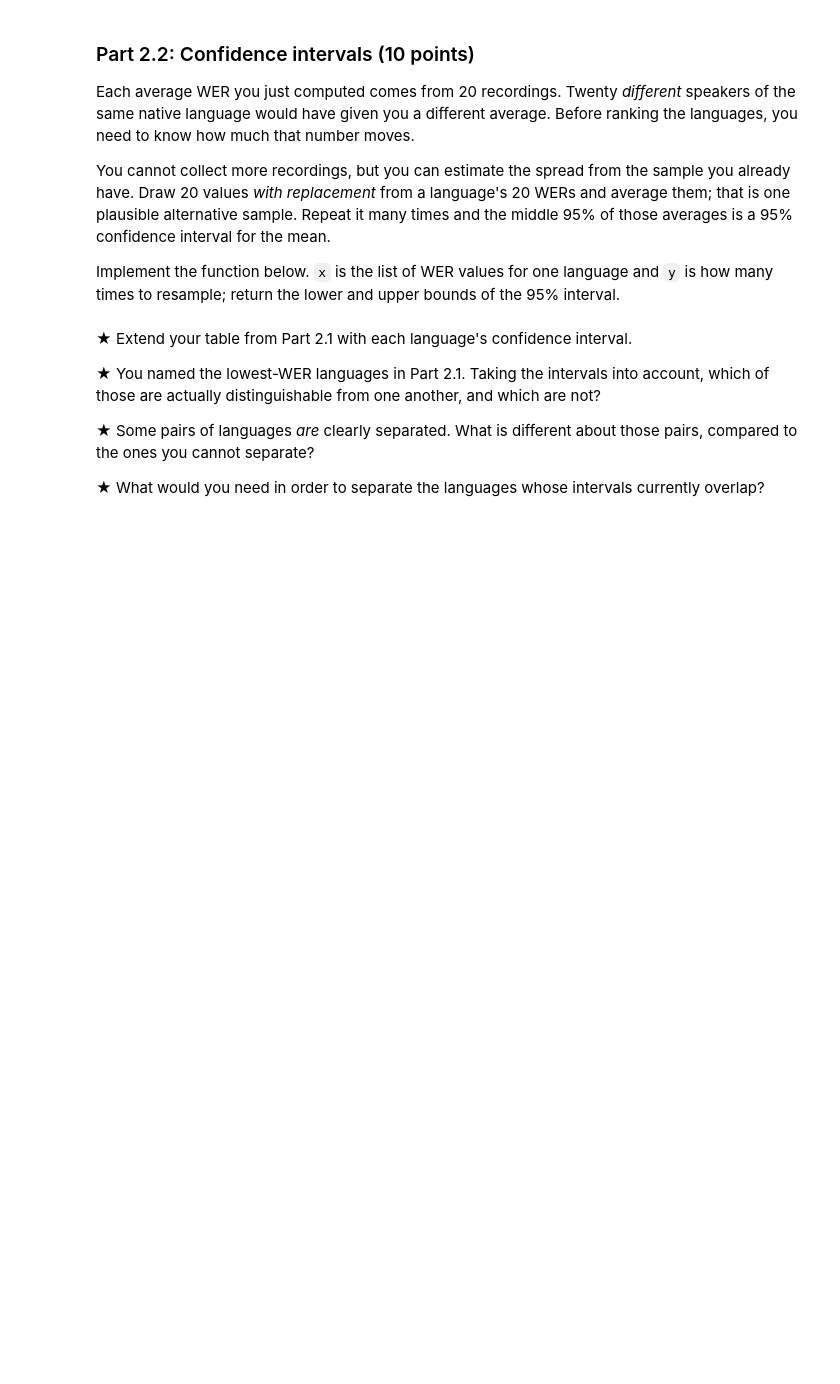
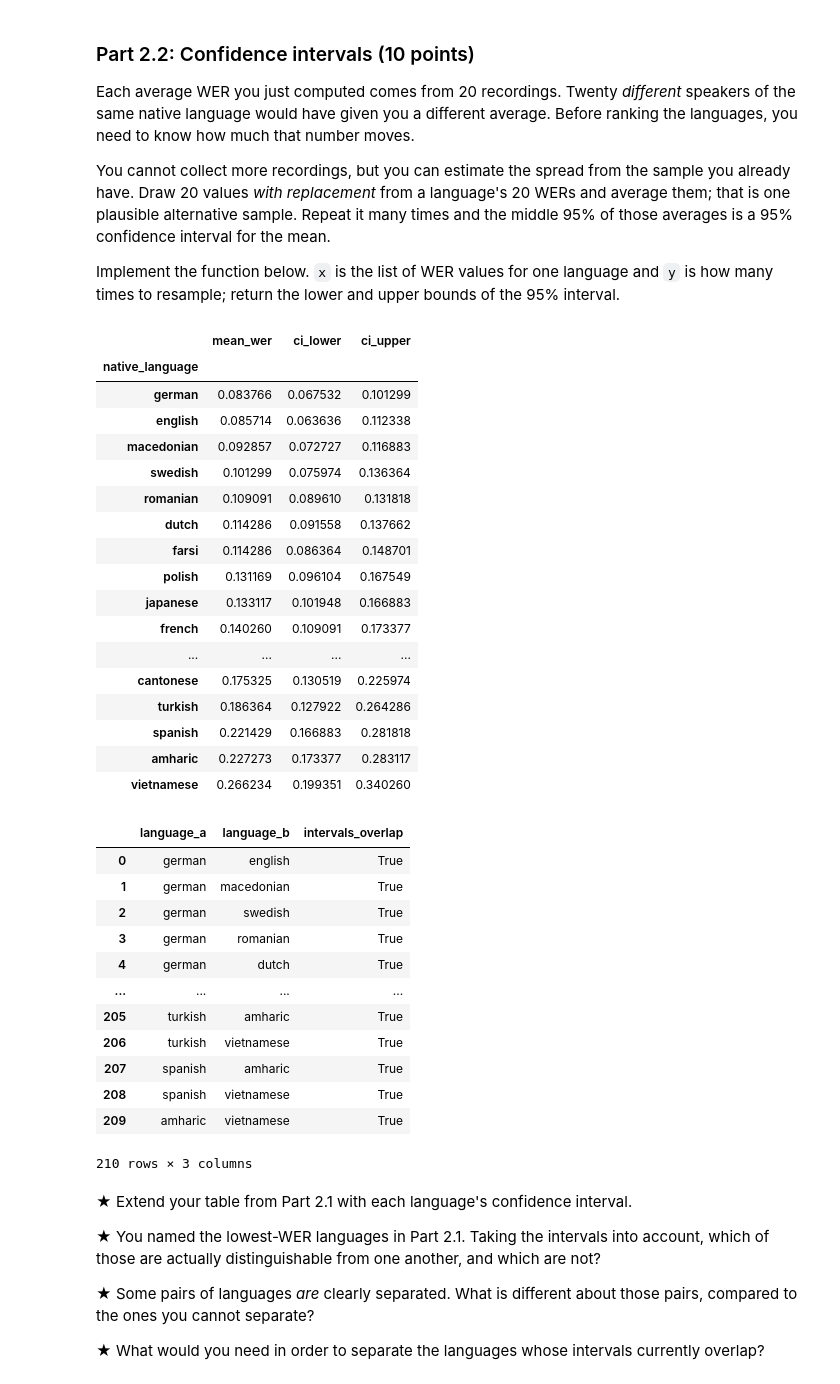
Before and after one commit to WjNaG2/SI140-RedEnvelope, a Jupyter notebook: HW1.ipynb, the cells around one changed output. Saved outputs shown, nothing was run; the diff lists cells and outputs as text; code cells hidden in the pictures; blank space fills up the shorter version.

```diff
--- a/HW1.ipynb
+++ b/HW1.ipynb
@@ -748,5 +765,12 @@ for language, transcripts in transcriptions.items():
 save_results(language_wers, "results/language_wers.json")
 
 # TODO: Scratch space for computing average WER and generating a table to compare across native languages.
+average_wers = {language: sum(wers) / len(wers) if wers else float("nan")
+                for language, wers in language_wers.items()}
+wer_table = (pd.DataFrame.from_dict(average_wers, orient="index", columns=["mean_wer"])
+             .rename_axis("native_language").sort_values("mean_wer"))
+display(wer_table)
+print(f"Lowest mean WER: {wer_table.index[0]} ({wer_table.iloc[0, 0]:.3f})")
+print(f"Highest mean WER: {wer_table.index[-1]} ({wer_table.iloc[-1, 0]:.3f})")
 # %% [output]
 [nltk_data] Downloading package punkt_tab to /root/nltk_data...
@@ -770,15 +814,77 @@ interval.
 # %%
 def part2_2_ci(x: list[float], y: int = 10000) -> tuple[float, float]:
     # TODO: Implement this function.
-    pass
+    import numpy as np
+
+    values = np.asarray(x, dtype=float)
+    if values.size == 0:
+        return (float("nan"), float("nan"))
+    if y <= 0:
+        raise ValueError("number of bootstrap resamples must be positive")
+
+    rng = np.random.default_rng()
+    resampled_means = rng.choice(values, size=(y, values.size), replace=True).mean(axis=1)
+    lower, upper = np.percentile(resampled_means, [2.5, 97.5])
+    return float(lower), float(upper)
 
 language_wer_cis = dict()
 for language, wers in language_wers.items():
     language_wer_cis[language] = part2_2_ci(wers)
 
 save_results(language_wer_cis, "results/language_wer_cis.json")
 
 # TODO: Scratch space for adding the intervals to your Part 2.1 table.
+ci_table = wer_table.copy()
+ci_table[["ci_lower", "ci_upper"]] = pd.DataFrame.from_dict(
+    language_wer_cis, orient="index", columns=["ci_lower", "ci_upper"]
+).reindex(ci_table.index)
+display(ci_table)
+
+# Non-overlapping percentile intervals are a simple, conservative way to flag
+# comparisons that are clearly separated in this sample.
+from itertools import combinations
+interval_comparisons = []
+for language_a, language_b in combinations(ci_table.index, 2):
+    a_lower, a_upper = ci_table.loc[language_a, ["ci_lower", "ci_upper"]]
+    b_lower, b_upper = ci_table.loc[language_b, ["ci_lower", "ci_upper"]]
+    interval_comparisons.append({
+        "language_a": language_a,
+        "language_b": language_b,
+        "intervals_overlap": not (a_upper < b_lower or b_upper < a_lower),
+    })
+display(pd.DataFrame(interval_comparisons))
+# %% [output]
+|  | mean_wer | ci_lower | ci_upper |
+| native_language |  |  |  |
+| german | 0.083766 | 0.067532 | 0.101299 |
+| english | 0.085714 | 0.063636 | 0.112338 |
+| macedonian | 0.092857 | 0.072727 | 0.116883 |
+| swedish | 0.101299 | 0.075974 | 0.136364 |
+| romanian | 0.109091 | 0.089610 | 0.131818 |
+| dutch | 0.114286 | 0.091558 | 0.137662 |
+| farsi | 0.114286 | 0.086364 | 0.148701 |
+| polish | 0.131169 | 0.096104 | 0.167549 |
+| japanese | 0.133117 | 0.101948 | 0.166883 |
+| french | 0.140260 | 0.109091 | 0.173377 |
+| ... | ... | ... | ... |
+| cantonese | 0.175325 | 0.130519 | 0.225974 |
+| turkish | 0.186364 | 0.127922 | 0.264286 |
+| spanish | 0.221429 | 0.166883 | 0.281818 |
+| amharic | 0.227273 | 0.173377 | 0.283117 |
+| vietnamese | 0.266234 | 0.199351 | 0.340260 |
+|  | language_a | language_b | intervals_overlap |
+| 0 | german | english | True |
+| 1 | german | macedonian | True |
+| 2 | german | swedish | True |
+| 3 | german | romanian | True |
+| 4 | german | dutch | True |
+| ... | ... | ... | ... |
+| 205 | turkish | amharic | True |
+| 206 | turkish | vietnamese | True |
+| 207 | spanish | amharic | True |
+| 208 | spanish | vietnamese | True |
+| 209 | amharic | vietnamese | True |
+210 rows × 3 columns
 # %% [markdown]
 ★ Extend your table from Part 2.1 with each language's confidence interval.
 
```
Also changed, not shown: parts of 9 cells of this notebook.
